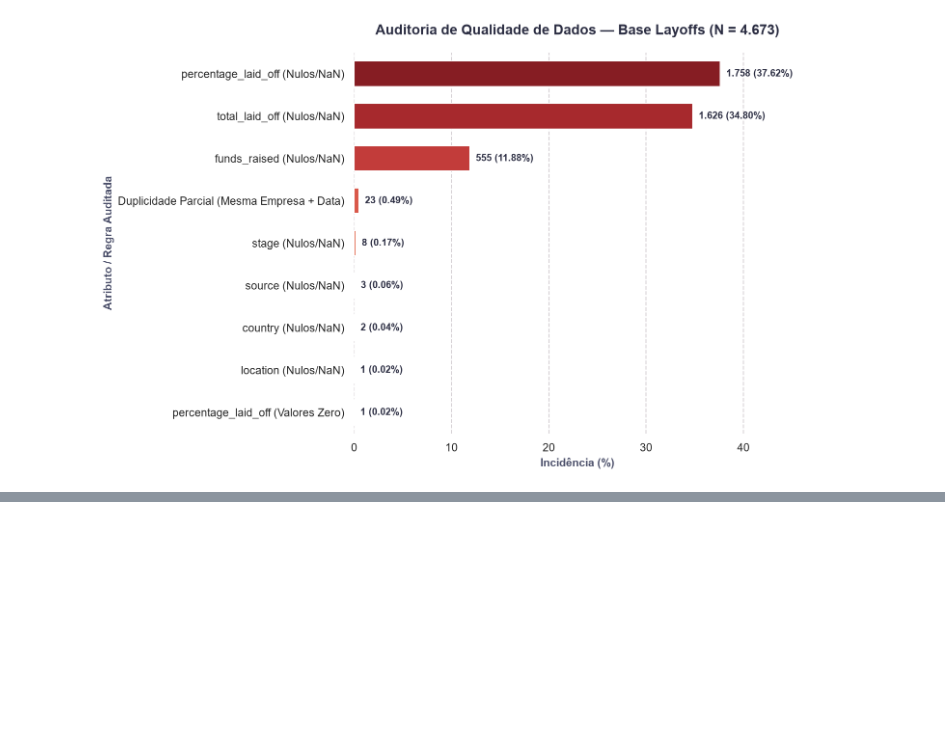
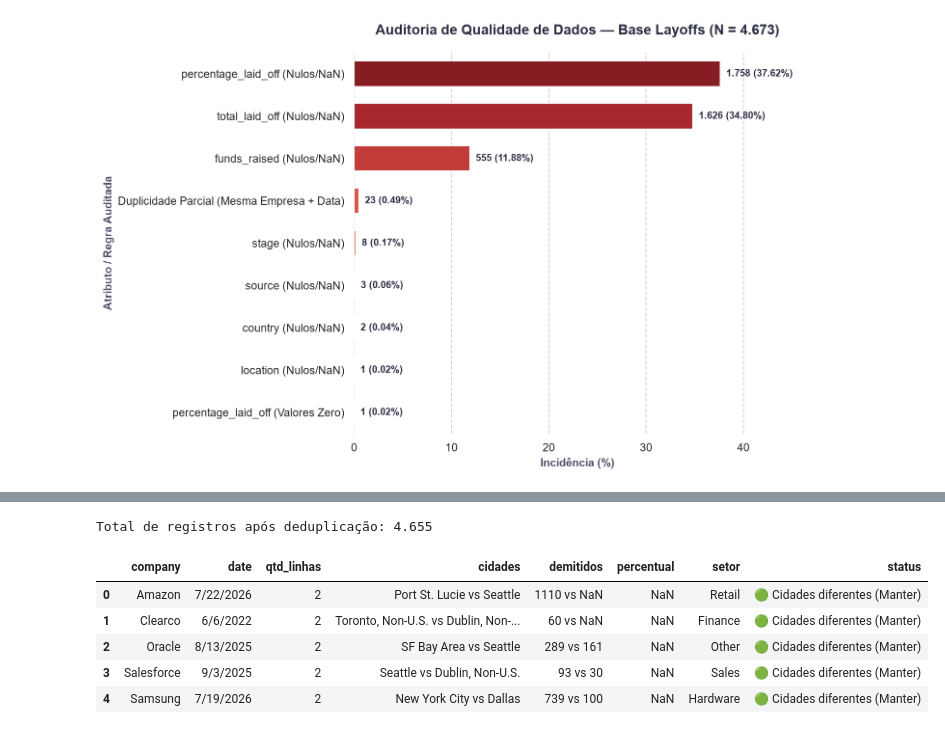
Before and after one commit to AleCecilio/digital_entertainment_layoffs, a Jupyter notebook: notebooks/01_data_cleaning.ipynb, the cells around one changed output, grey strips where cells are left out. Cells and saved outputs as stored; diff of their text form; code cells hidden in the pictures; blank space fills up the shorter version.

```diff
--- a/notebooks/01_data_cleaning.ipynb
+++ b/notebooks/01_data_cleaning.ipynb
@@ -307,0 +319,29 @@ Total de linhas envolvidas em duplicidade parcial: 44
+# %%
+# Prioriza registros com menos valores nulos e maior volume consolidado por (company, location, date)
+df_clean['_completude'] = df_clean.notna().sum(axis=1)
+
+df_clean = (
+    df_clean
+    .sort_values(
+        by=['company', 'location', 'date', '_completude', 'total_laid_off'],
+        ascending=[True, True, True, False, False]
+    )
+    .drop_duplicates(subset=['company', 'location', 'date'], keep='first')
+    .drop(columns=['_completude'])
+    .sort_index()
+    .reset_index(drop=True)
+)
+
+print(f"Total de registros após deduplicação: {len(df_clean):,}".replace(",", "."))
+# %% [output]
+Total de registros após deduplicação: 4.655
+# %%
+summary_dups_treatment = inspect_partial_duplicates(df_clean)
+display(summary_dups_treatment.drop(columns=['diagnostico']))
+# %% [output]
+|  | company | date | qtd_linhas | cidades | demitidos | percentual | setor | status |
+| 0 | Amazon | 7/22/2026 | 2 | Port St. Lucie vs Seattle | 1110 vs NaN | NaN | Retail | 🟢 Cidades diferentes (Manter) |
+| 1 | Clearco | 6/6/2022 | 2 | Toronto, Non-U.S. vs Dublin, Non-... | 60 vs NaN | NaN | Finance | 🟢 Cidades diferentes (Manter) |
+| 2 | Oracle | 8/13/2025 | 2 | SF Bay Area vs Seattle | 289 vs 161 | NaN | Other | 🟢 Cidades diferentes (Manter) |
+| 3 | Salesforce | 9/3/2025 | 2 | Seattle vs Dublin, Non-U.S. | 93 vs 30 | NaN | Sales | 🟢 Cidades diferentes (Manter) |
+| 4 | Samsung | 7/19/2026 | 2 | New York City vs Dallas | 739 vs 100 | NaN | Hardware | 🟢 Cidades diferentes (Manter) |
```
Also changed, not shown: parts of 16 cells of this notebook, 2 other files.
